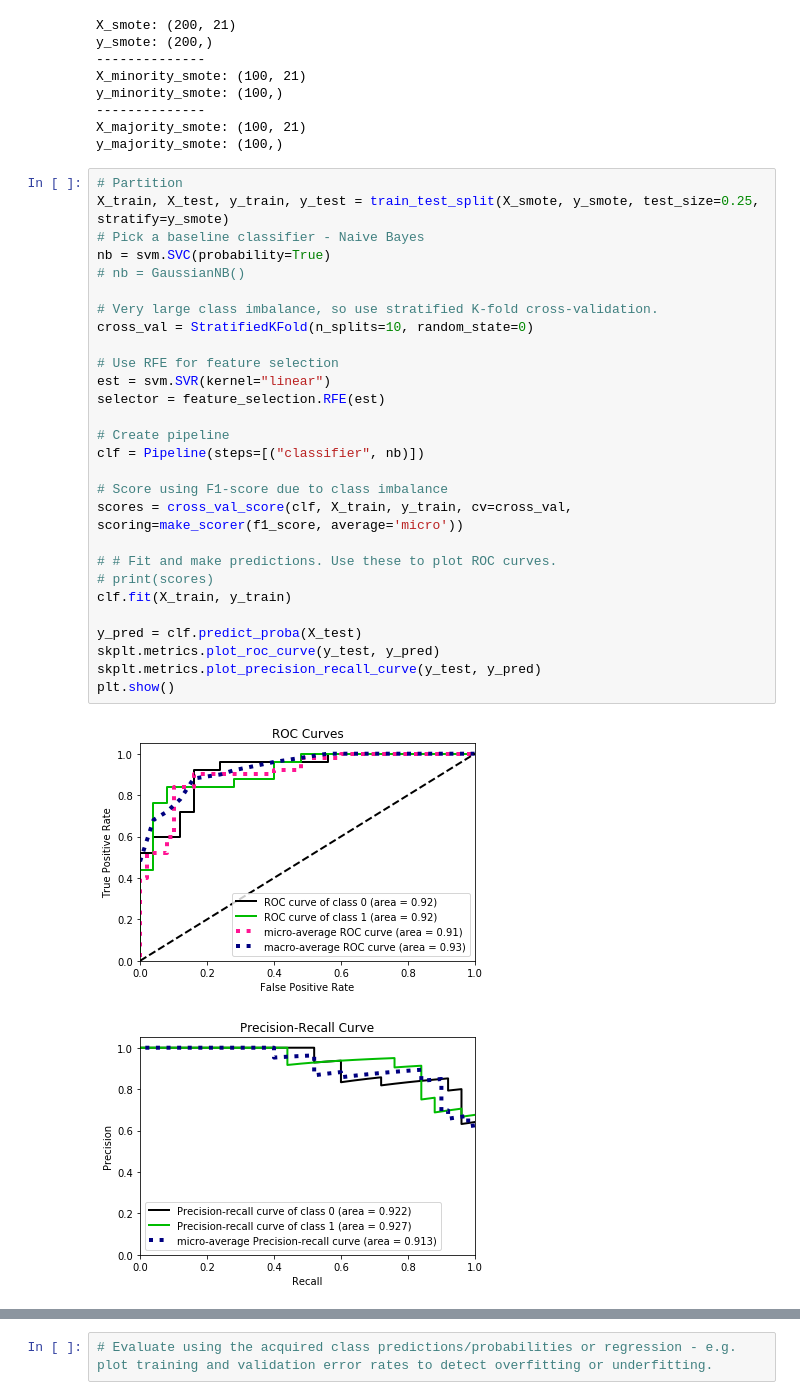
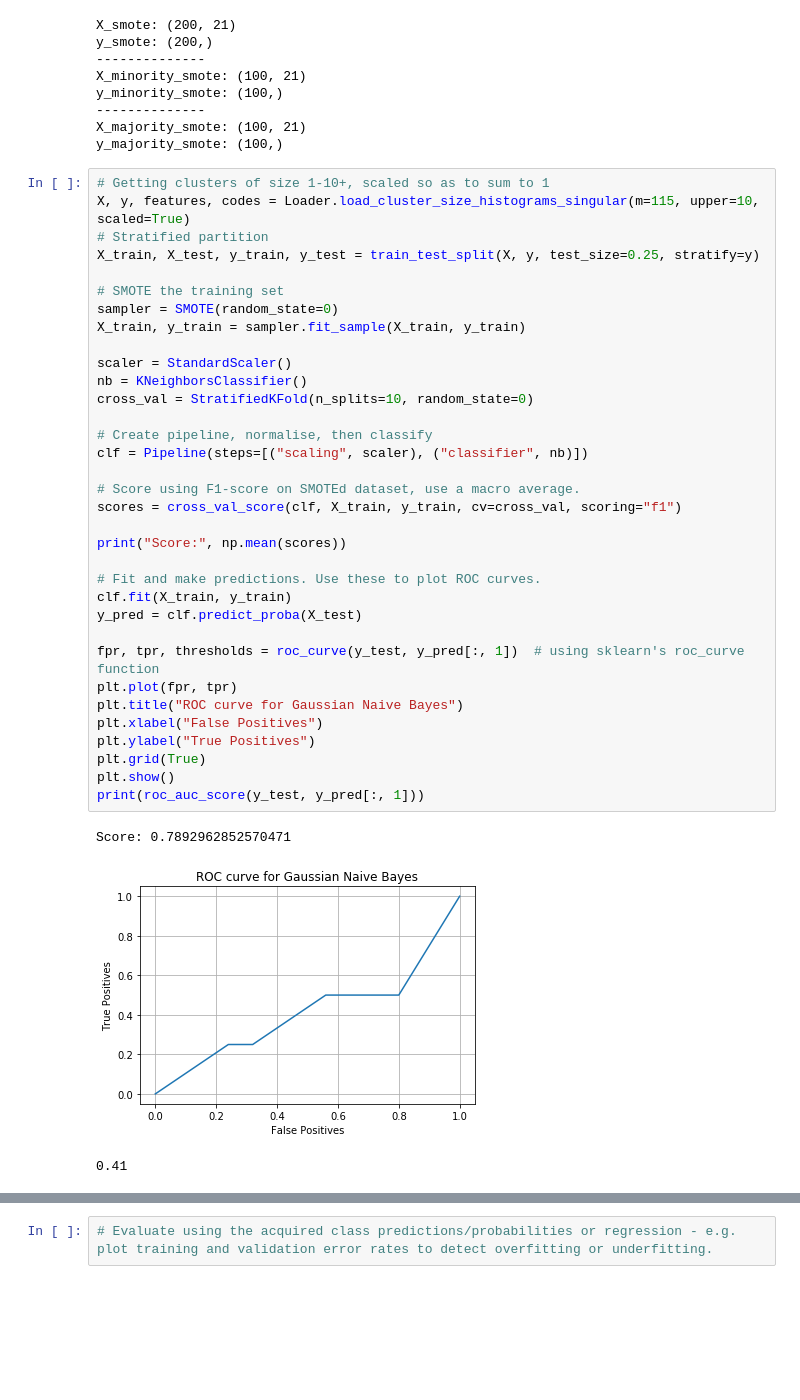
Before and after one commit to danielsoutar/CS4098, a Jupyter notebook: Modelling and Evaluation.ipynb, the cells around one changed output, grey strips where cells are left out. Saved outputs shown, nothing was run; the diff lists cells and outputs as text; blank space fills up the shorter version.

```diff
--- a/Modelling and Evaluation.ipynb
+++ b/Modelling and Evaluation.ipynb
@@ -488,37 +492,44 @@ y_minority_smote: (100,)
 --------------
 X_majority_smote: (100, 21)
 y_majority_smote: (100,)
-# %%
-# Partition
-X_train, X_test, y_train, y_test = train_test_split(X_smote, y_smote, test_size=0.25, stratify=y_smote)
-# Pick a baseline classifier - Naive Bayes
-nb = svm.SVC(probability=True)
-# nb = GaussianNB()
-
-# Very large class imbalance, so use stratified K-fold cross-validation.
-cross_val = StratifiedKFold(n_splits=10, random_state=0)
-
-# Use RFE for feature selection
-est = svm.SVR(kernel="linear")
-selector = feature_selection.RFE(est)
-
-# Create pipeline
-clf = Pipeline(steps=[("classifier", nb)])
-
-# Score using F1-score due to class imbalance
-scores = cross_val_score(clf, X_train, y_train, cv=cross_val, scoring=make_scorer(f1_score, average='micro'))
-
-# # Fit and make predictions. Use these to plot ROC curves.
-# print(scores)
-clf.fit(X_train, y_train)
-
-y_pred = clf.predict_proba(X_test)
-skplt.metrics.plot_roc_curve(y_test, y_pred)
-skplt.metrics.plot_precision_recall_curve(y_test, y_pred)
-plt.show()
-# %% [output]
-[figure, removed]
-[figure, removed]
+# %%
+# Getting clusters of size 1-10+, scaled so as to sum to 1
+X, y, features, codes = Loader.load_cluster_size_histograms_singular(m=115, upper=10, scaled=True)
+# Stratified partition
+X_train, X_test, y_train, y_test = train_test_split(X, y, test_size=0.25, stratify=y)
+
+# SMOTE the training set
+sampler = SMOTE(random_state=0)
+X_train, y_train = sampler.fit_sample(X_train, y_train)
+
+scaler = StandardScaler()
+nb = KNeighborsClassifier()
+cross_val = StratifiedKFold(n_splits=10, random_state=0)
+
+# Create pipeline, normalise, then classify
+clf = Pipeline(steps=[("scaling", scaler), ("classifier", nb)])
+
+# Score using F1-score on SMOTEd dataset, use a macro average.
+scores = cross_val_score(clf, X_train, y_train, cv=cross_val, scoring="f1")
+
+print("Score:", np.mean(scores))
+
+# Fit and make predictions. Use these to plot ROC curves.
+clf.fit(X_train, y_train)
+y_pred = clf.predict_proba(X_test)
+
+fpr, tpr, thresholds = roc_curve(y_test, y_pred[:, 1])  # using sklearn's roc_curve function
+plt.plot(fpr, tpr)
+plt.title("ROC curve for Gaussian Naive Bayes")
+plt.xlabel("False Positives")
+plt.ylabel("True Positives")
+plt.grid(True)
+plt.show()
+print(roc_auc_score(y_test, y_pred[:, 1]))
+# %% [output]
+Score: 0.7892962852570471
+[figure, added]
+0.41
 # %%
 # Run classifier with cross-validation and plot ROC curves
 cv = StratifiedKFold(n_splits=10)
```
Also changed, not shown: parts of 20 cells of this notebook, 8 other files.
